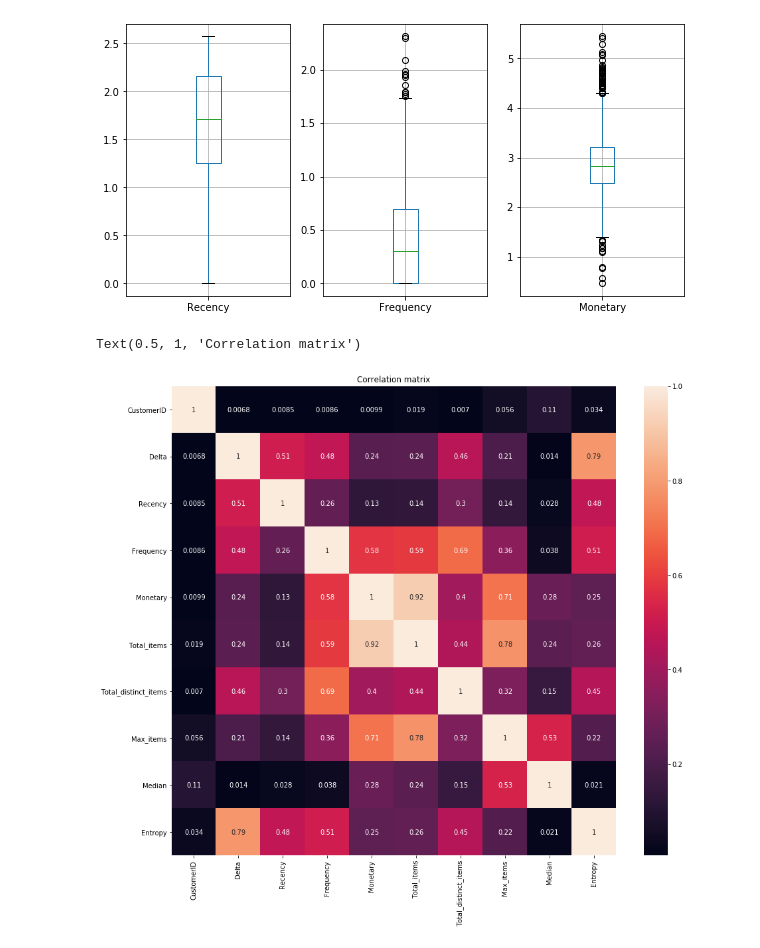
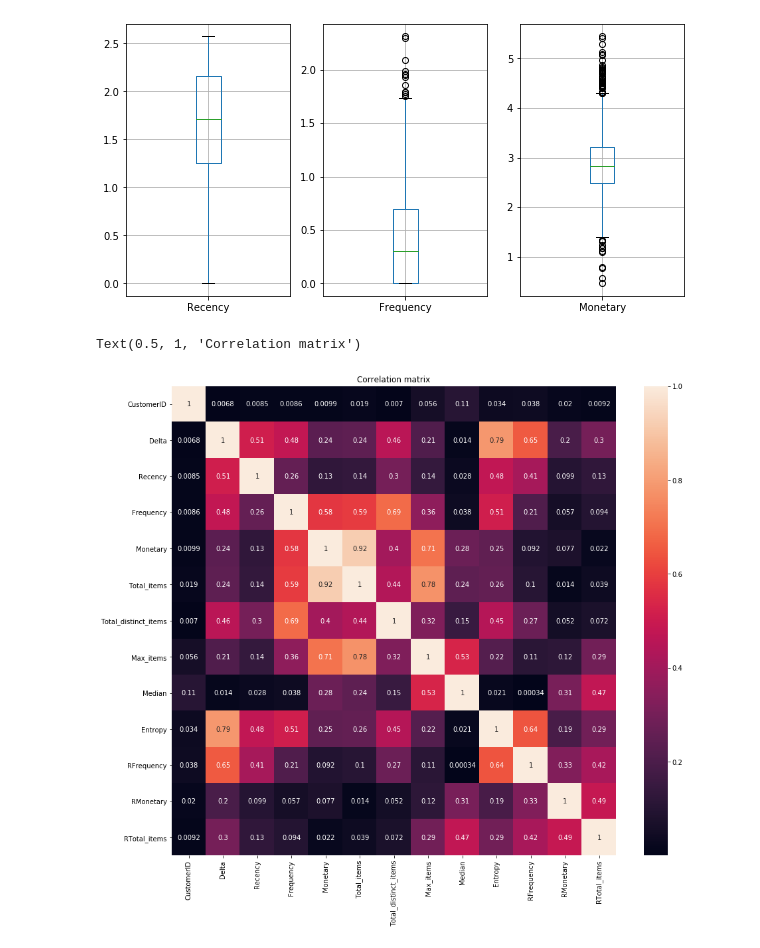
Before and after one commit to michelezoncheddu/data-mining-project, a Jupyter notebook: 1_Data_preparation.ipynb, the cells around one changed output. Saved outputs shown, nothing was run; the diff lists cells and outputs as text; code cells hidden in the pictures.

```diff
--- a/1_Data_preparation.ipynb
+++ b/1_Data_preparation.ipynb
@@ -99,7 +99,7 @@ The order's entries have been modified in-place, so...
 # check that there are no useful basketid for recovering the customerid (too slow)
 
 recover_basket = []
-
+'''
 last_basket = None
 with tqdm(total=len(df)) as pbar:
     for index, row in df.iterrows():
@@ -110,7 +110,7 @@ with tqdm(total=len(df)) as pbar:
             all_nan = data['CustomerID'].isnull().values.all()
             any_nan = data['CustomerID'].isnull().values.any()
             if (all_nan == False and any_nan == True):
-                recover_basket.append(row['BasketID'])
+                recover_basket.append(row['BasketID'])'''
 
 recover_basket
 # %% [output]
@@ -472,10 +472,16 @@ customer_indicators = customer_indicators.merge(max_items, on='CustomerID')
 customer_indicators = customer_indicators.merge(median, on='CustomerID')
 customer_indicators['Entropy'] = entropies
 # %%
+
+customer_indicators['RFrequency'] = customer_indicators['Frequency'] / customer_indicators['Delta']
+customer_indicators['RMonetary'] = customer_indicators['Monetary'] / customer_indicators['Delta']
+customer_indicators['RTotal_items'] = customer_indicators['Total_items'] / customer_indicators['Delta']
+
+
 f, ax = plt.subplots(figsize=(15, 13))
 correlation = customer_indicators.corr().abs()
 ax = sns.heatmap(correlation, annot=True)
 plt.title("Correlation matrix")
 # %% [output]
 Text(0.5, 1, 'Correlation matrix')
-[figure, old version]
+[figure, new version]
```
Also changed, not shown: parts of 3 cells of this notebook, 1 other file.
